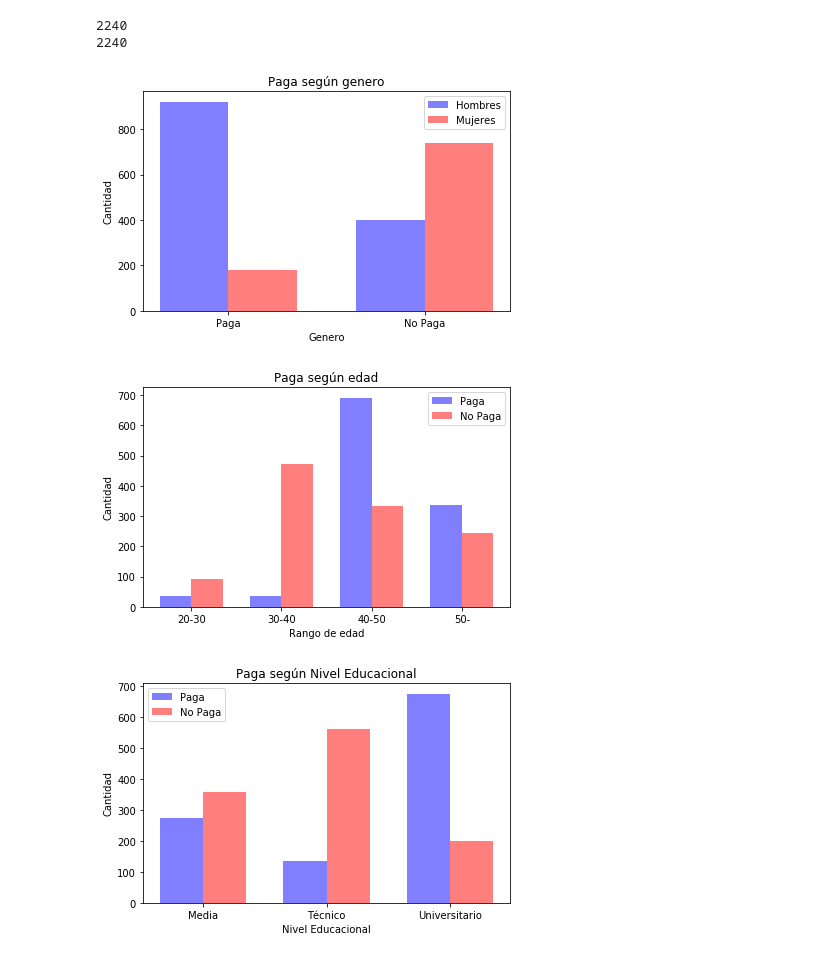
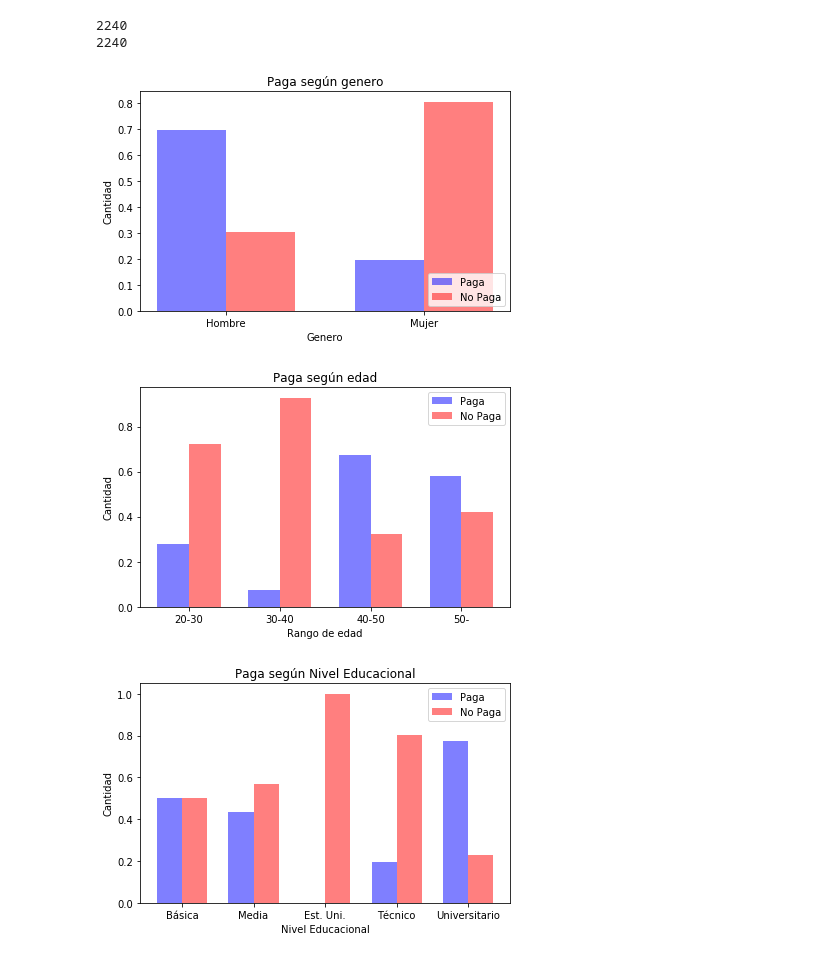
Before and after one commit to GioPais/Credit_score_project, a Jupyter notebook: Credit_score.ipynb, the cells around one changed output. Saved outputs shown, nothing was run; the diff lists cells and outputs as text; code cells hidden in the pictures.

```diff
--- a/Credit_score.ipynb
+++ b/Credit_score.ipynb
@@ -129,8 +129,8 @@ from collections import namedtuple
 
 n_groups = 2
 
-men = (M_P, M_NP)
-women = (F_P, F_NP)
+P_gen = (M_P/(M_P+M_NP),F_P/(F_P+F_NP))
+NP_gen = (M_NP/(M_P+M_NP), F_NP/(F_P+F_NP))
 
 fig, ax = plt.subplots()
 
@@ -140,27 +140,27 @@ bar_width = 0.35
 opacity = 0.5
 error_config = {'ecolor': '0.3'}
 
-rects1 = ax.bar(index, men, bar_width,
+rects1 = ax.bar(index, P_gen, bar_width,
                 alpha=opacity, color='b', error_kw=error_config,
-                label='Hombres')
+                label='Paga')
 
-rects2 = ax.bar(index + bar_width, women, bar_width,
+rects2 = ax.bar(index + bar_width, NP_gen, bar_width,
                 alpha=opacity, color='r', error_kw=error_config,
-                label='Mujeres')
+                label='No Paga')
 
 ax.set_xlabel('Genero')
 ax.set_ylabel('Cantidad')
 ax.set_title('Paga según genero')
 ax.set_xticks(index + bar_width / 2)
-ax.set_xticklabels(('Paga', 'No Paga'))
-ax.legend()
+ax.set_xticklabels(('Hombre', 'Mujer'))
+ax.legend(loc='lower right')
 
 fig.tight_layout()
 plt.show()
 # %% [output]
-[figure, old version]
+[figure, new version]
 # %%
-#grafico Genero
+#grafico Edad
 
 edad_arr=edad.values
 edad_arr=np.reshape(edad_arr,-1)
@@ -193,8 +193,8 @@ for i in range(0,len(y_data)):
 
 n_groups = 4
 
-P_edad = (P_20, P_30,P_40, P_50)
-NP_edad = (NP_20, NP_30,NP_40, NP_50)
+P_edad = (P_20/(P_20+NP_20), P_30/(P_30+NP_30), P_40/(P_40+NP_40), P_50/(P_50+NP_50))
+NP_edad = (NP_20/(P_20+NP_20), NP_30/(P_30+NP_30), NP_40/(P_40+NP_40), NP_50/(P_50+NP_50))
 
 fig, ax = plt.subplots()
 
@@ -222,18 +222,31 @@ ax.legend()
 fig.tight_layout()
 plt.show()
 # %% [output]
-[figure, old version]
+[figure, new version]
 # %%
 #grafico Nivel Educacional
 
 niv_ed_arr=niv_ed.as_matrix()
 niv_ed_arr=np.reshape(niv_ed_arr,-1)
 
-P_Med, NP_Med, P_Tec, NP_Tec, P_Uni, NP_Uni = 0, 0, 0, 0, 0, 0
+P_Bas, NP_Bas, P_Eun, NP_Eun, P_Med, NP_Med, P_Tec, NP_Tec, P_Uni, NP_Uni = 0, 0, 0, 0, 0, 0, 0, 0, 0, 0
 
 for i in range(0,len(y_data)):
     nivel = str(niv_ed_arr[i])
     nivel = re.sub(' +','',nivel)
+    #Estudiante Universitario
+    if nivel.upper() == 'EUN':
+        if y_data[i]==1:
+            P_Eun+=1
+        else:
+            NP_Eun+=1
+    #Basica
+    if nivel.upper() == 'BAS':
+        if y_data[i]==1:
+            P_Bas+=1
+        else:
+            NP_Bas+=1
+    #Media
     if nivel.upper() == 'MED':
         if y_data[i]==1:
             P_Med+=1
@@ -254,38 +267,38 @@ for i in range(0,len(y_data)):
 
 
 
-n_groups = 3
+n_groups = 5
 
-P_niv_ed = (P_Med, P_Tec, P_Uni)
-NP_niv_ed = (NP_Med, NP_Tec, NP_Uni)
+P_niv_ed = (P_Bas/(P_Bas+NP_Bas), P_Med/(P_Med+NP_Med), P_Eun/(P_Eun+NP_Eun), P_Tec/(P_Tec+NP_Tec), P_Uni/(P_Uni+NP_Uni))
+NP_niv_ed = (NP_Bas/(P_Bas+NP_Bas), NP_Med/(P_Med+NP_Med), NP_Eun/(P_Eun+NP_Eun), NP_Tec/(P_Tec+NP_Tec), NP_Uni/(P_Uni+NP_Uni))
 
 fig, ax = plt.subplots()
 
 index = np.arange(n_groups)
 bar_width = 0.35
 
 opacity = 0.5
 error_config = {'ecolor': '0.3'}
 
 rects1 = ax.bar(index, P_niv_ed, bar_width,
                 alpha=opacity, color='b', error_kw=error_config,
                 label='Paga')
 
 rects2 = ax.bar(index + bar_width, NP_niv_ed, bar_width,
                 alpha=opacity, color='r', error_kw=error_config,
                 label='No Paga')
 
 ax.set_xlabel('Nivel Educacional')
 ax.set_ylabel('Cantidad')
 ax.set_title('Paga según Nivel Educacional')
 ax.set_xticks(index + bar_width / 2)
-ax.set_xticklabels(('Media', 'Técnico','Universitario'))
+ax.set_xticklabels(('Básica', 'Media', 'Est. Uni.', 'Técnico','Universitario'))
 ax.legend()
 
 fig.tight_layout()
 plt.show()
 # %% [output]
-[figure, old version]
+[figure, new version]
 # %%
 #grafico Mora
 
```
Also changed, not shown: parts of 10 cells of this notebook.
